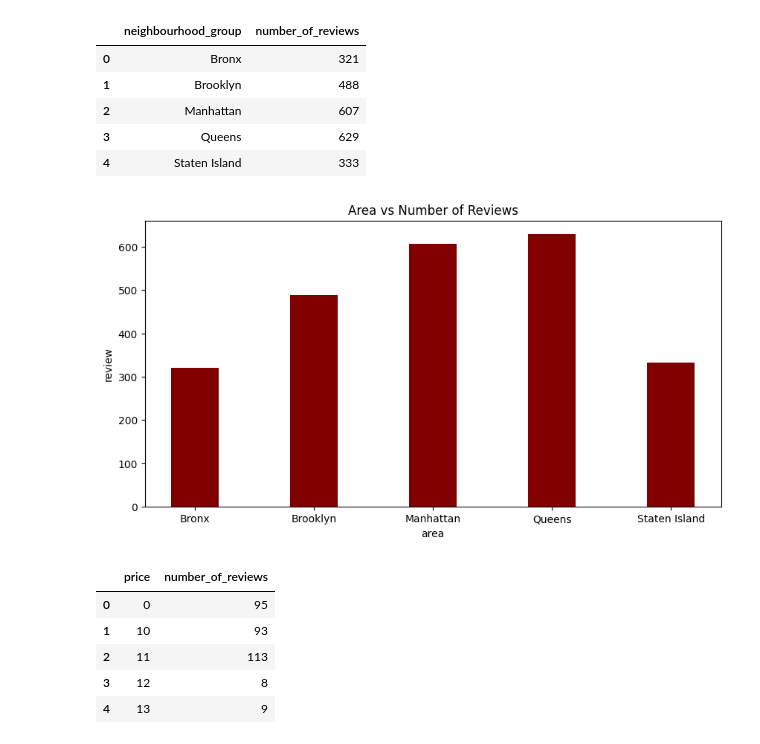
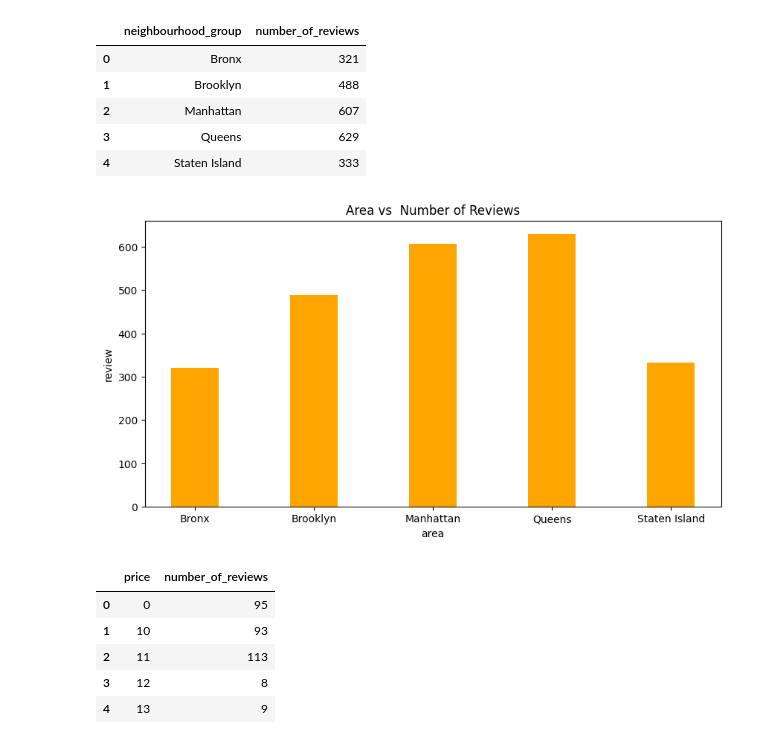
Before and after one commit to ManojGode/Airbnb-project, a Jupyter notebook: Airbnb_Bookings_Analysis_Capstone_Project.ipynb, the cells around one changed output. Cells and saved outputs as stored; diff of their text form; code cells hidden in the pictures.

```diff
--- a/Airbnb_Bookings_Analysis_Capstone_Project.ipynb
+++ b/Airbnb_Bookings_Analysis_Capstone_Project.ipynb
@@ -169,18 +173,18 @@ areas_reviews
 # %%
 
 area = areas_reviews['neighbourhood_group']
 review = areas_reviews['number_of_reviews']
 
 fig = plt.figure(figsize=(10, 5))
 
-plt.bar(area, review, color ='maroon', width = 0.4)
+plt.bar(area, review, color ='orange', width = 0.4)
 
 plt.xlabel('area')
 plt.ylabel('review')
 plt.title('Area vs  Number of Reviews')
 plt.show()
 # %% [output]
-[figure, old version]
+[figure, new version]
 # %%
 
 price_area = NEW_df.groupby(['price'])['number_of_reviews'].max().reset_index()
```
Also changed, not shown: parts of 6 cells of this notebook.
